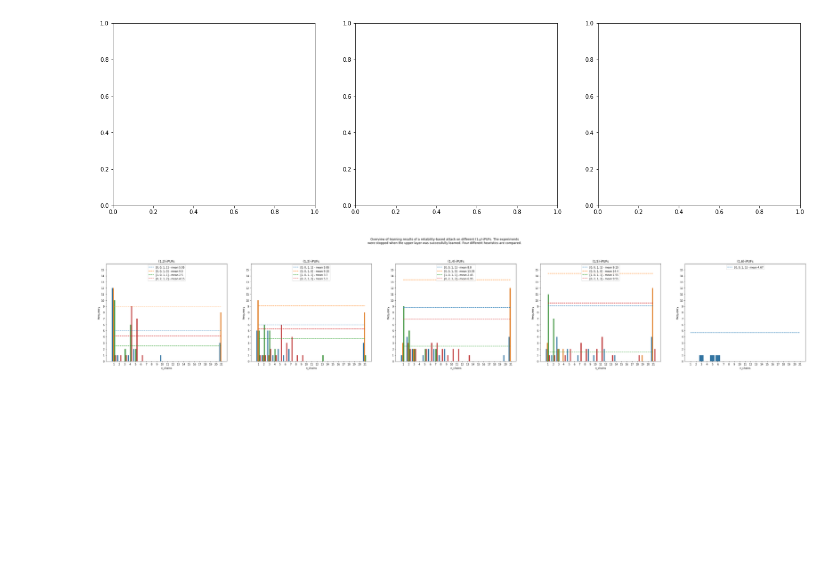
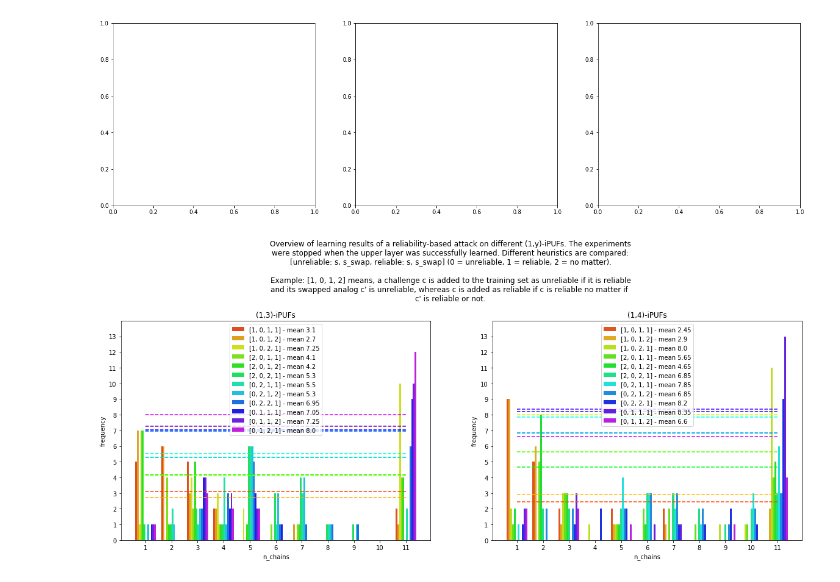
Before and after one commit to nils-wisiol/pypuf, a Jupyter notebook: visualize_custom_layer_attack_statistics.ipynb, the cells around one changed output. Cells and saved outputs as stored; diff of their text form; code cells hidden in the pictures; blank space fills up the shorter version.

```diff
--- a/visualize_custom_layer_attack_statistics.ipynb
+++ b/visualize_custom_layer_attack_statistics.ipynb
@@ -218,44 +218,53 @@ df = read_csv('~/workspace/work/pypuf/results/ipuf.custom_exhaustive_attack.csv'
 
 # errors: layer, chains_up, chains_down
 ks_down = unique(df['k_down'])
-upper = f'cross_correlation_upper'
-lower = f'cross_correlation_lower'
-upper_rel = f'cross_correlation_rel_upper'
-lower_rel = f'cross_correlation_rel_lower'
 
-max_n_chains = 21
-max_freq = 16
+max_n_chains = 11
+max_freq = 14
 nrows = 1
 ncols = len(ks_down)
-alpha = 0.5
 fig, axes = subplots(nrows=nrows, ncols=ncols, figsize=(10 * ncols, 8))
-subplots_adjust(top=0.8)
+subplots_adjust(top=0.75)
 
 for i in range(len(ks_down)):
     data = df[(df['k_down'] == ks_down[i])]
     heuristics = unique(data['heuristic'])
+    colors = color_palette('gist_rainbow', n_colors=len(heuristics), desat=1.0)
     countplot(
         data=data,
         x='n_chains',
         hue='heuristic',
         order=[j + 1 for j in range(max_n_chains)],
+        palette=colors,
         ax=axes[i],
     )
     axes[i].set_yticks([int(j) for j in range(max_freq)])
     axes[i].set_ylabel('frequency')
     handles, labels = axes[i].get_legend_handles_labels()
+    xs, ys, ls = [], [], []
     for j in range(len(heuristics)):
         numbers = data[data['heuristic'] == heuristics[j]]['n_chains']
         avg = sum(numbers) / len(numbers) if len(numbers) > 0 else 0
-        labels[j] = f'{labels[j]} - mean {str(round(avg, 2))}'
-        lineplot(x=[0, max_n_chains - 1], y=[avg] * 2, ax=axes[i])
-        axes[i].lines[j].set_linestyle("--")
-    axes[i].legend(labels=labels, loc='upper center')
+        xs += [0, max_n_chains - 1]
+        ys += [avg] * 2
+        ls += [f'{labels[j]} - mean {str(round(avg, 2))}'] * 2
+    lineplot(x=xs, y=ys, hue=ls, ax=axes[i], palette=colors)
+    for line in axes[i].lines:
+        line.set_linestyle("--")
+    axes[i].legend(
+        handles=[h for j, h in enumerate(handles) if j < len(heuristics)],
+        labels=[l for j, l in enumerate(ls) if j % 2 == 0],
+        loc='upper center',
+    )
     axes[i].set_title(f'(1,{int(ks_down[i])})-iPUFs')
     axes[i].set_ylim(0, max_freq)
 
 fig.suptitle('Overview of learning results of a reliability-based attack on different (1,y)-iPUFs. The experiments\n'
-             'were stopped when the upper layer was successfully learned. Four different heuristics are compared.')
+             'were stopped when the upper layer was successfully learned. Different heuristics are compared:\n'
+             '[unreliable: s, s_swap, reliable: s, s_swap] (0 = unreliable, 1 = reliable, 2 = no matter).\n\n'
+             'Example: [1, 0, 1, 2] means, a challenge c is added to the training set as unreliable if it is reliable\n'
+             'and its swapped analog c\' is unreliable, whereas c is added as reliable if c is reliable no matter if \n'
+             'c\' is reliable or not.')
 savefig(fname='figures/exhaustive_attack.pdf', dpi=300)
 # %% [output]
-[figure, old version]
+[figure, new version]
```
Also changed, not shown: parts of 1 cell of this notebook, 2 other files.
